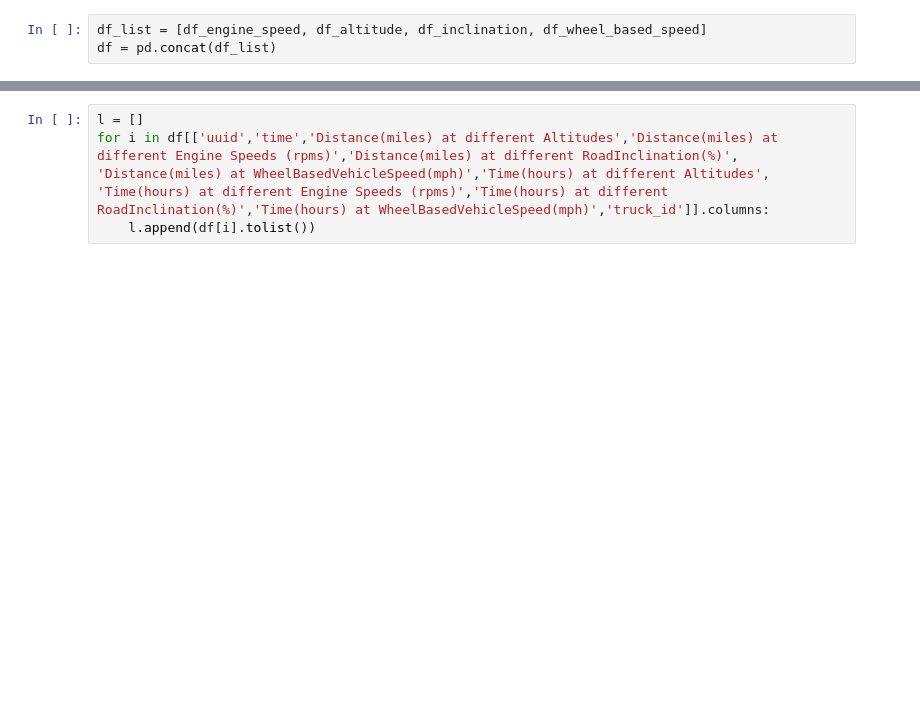
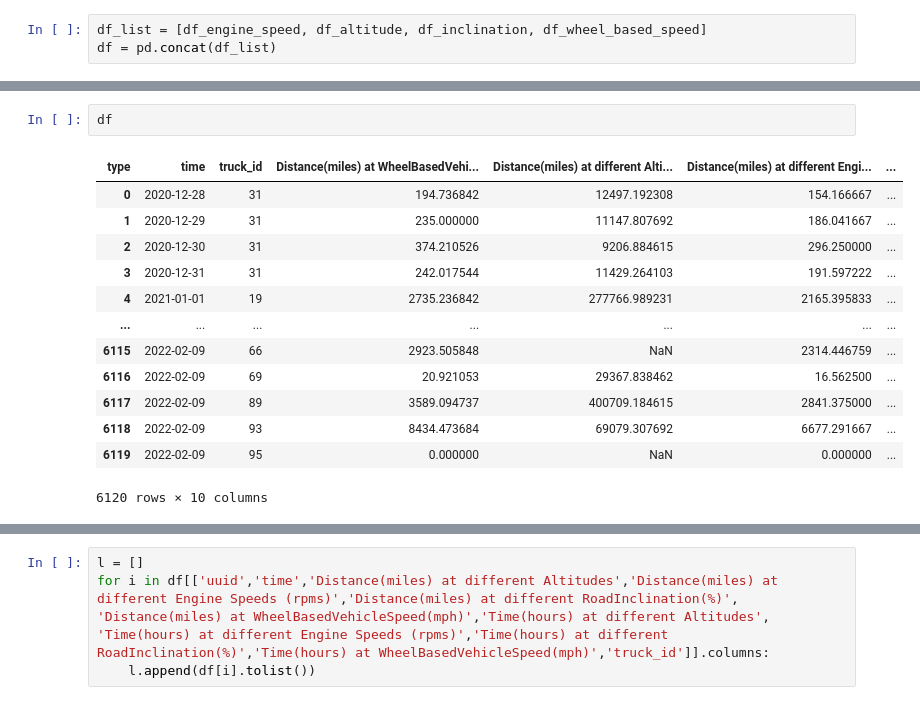
Before and after one commit to vathanahim/Data_Pipeline_ML_Project, a Jupyter notebook: Python_notebook/DB_Insert.ipynb, the cells around one changed output, grey strips where cells are left out. Cells and saved outputs as stored; diff of their text form; blank space fills up the shorter version.

```diff
--- a/Python_notebook/DB_Insert.ipynb
+++ b/Python_notebook/DB_Insert.ipynb
@@ -154,0 +173,16 @@ df = df.pivot_table(index=['time', 'truck_id'], columns='type',
+# %%
+df
+# %% [output]
+| type | time | truck_id | Distance(miles) at WheelBasedVehi... | Distance(miles) at different Alti... | Distance(miles) at different Engi... | ... |
+| 0 | 2020-12-28 | 31 | 194.736842 | 12497.192308 | 154.166667 | ... |
+| 1 | 2020-12-29 | 31 | 235.000000 | 11147.807692 | 186.041667 | ... |
+| 2 | 2020-12-30 | 31 | 374.210526 | 9206.884615 | 296.250000 | ... |
+| 3 | 2020-12-31 | 31 | 242.017544 | 11429.264103 | 191.597222 | ... |
+| 4 | 2021-01-01 | 19 | 2735.236842 | 277766.989231 | 2165.395833 | ... |
+| ... | ... | ... | ... | ... | ... | ... |
+| 6115 | 2022-02-09 | 66 | 2923.505848 | NaN | 2314.446759 | ... |
+| 6116 | 2022-02-09 | 69 | 20.921053 | 29367.838462 | 16.562500 | ... |
+| 6117 | 2022-02-09 | 89 | 3589.094737 | 400709.184615 | 2841.375000 | ... |
+| 6118 | 2022-02-09 | 93 | 8434.473684 | 69079.307692 | 6677.291667 | ... |
+| 6119 | 2022-02-09 | 95 | 0.000000 | NaN | 0.000000 | ... |
+6120 rows × 10 columns
```
Also changed, not shown: parts of 9 cells of this notebook, 1 other file.
